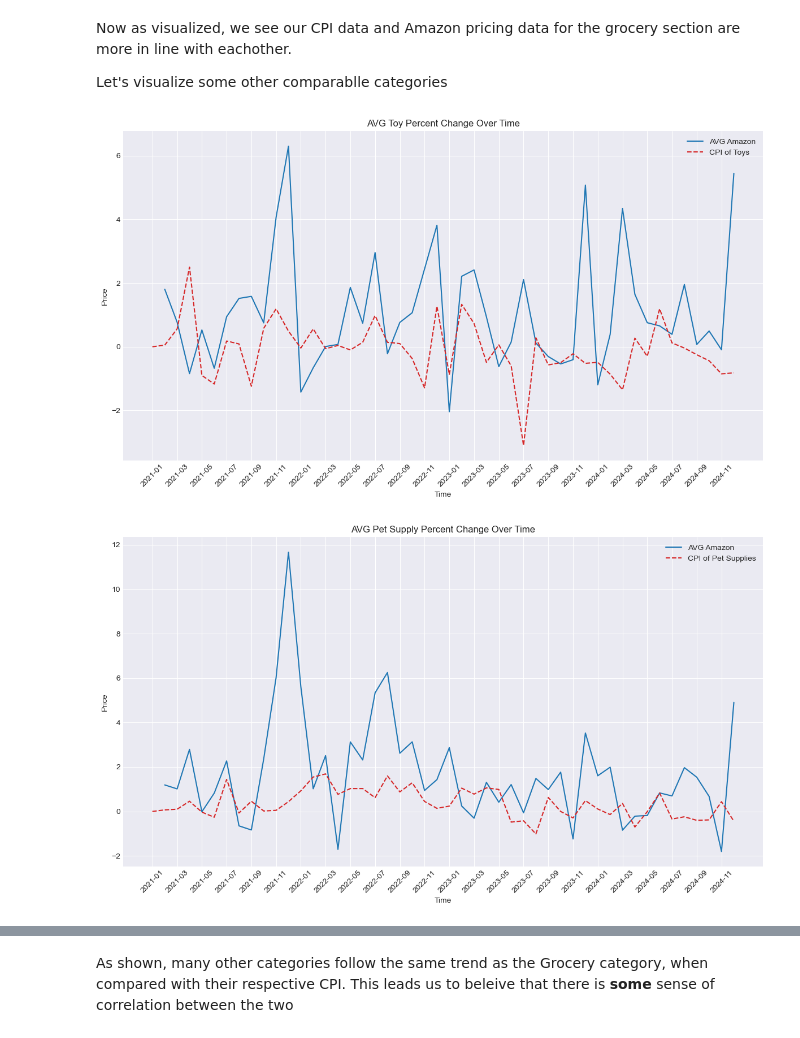
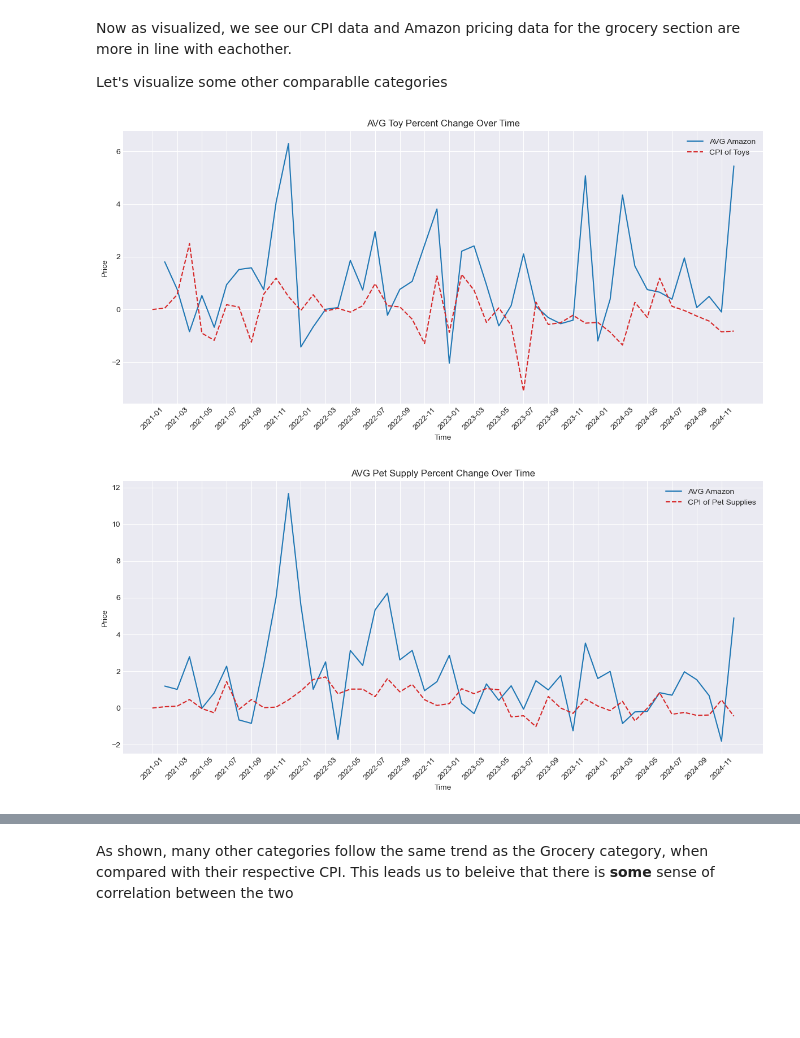
Before and after one commit to domwrm/Amazon-Pricing-Anlysis, a Jupyter notebook: EDACheckpoint_Group031_WI25.ipynb, the cells around one changed output, grey strips where cells are left out. Saved outputs shown, nothing was run; the diff lists cells and outputs as text; code cells hidden in the pictures; blank space fills up the shorter version.

```diff
--- a/EDACheckpoint_Group031_WI25.ipynb
+++ b/EDACheckpoint_Group031_WI25.ipynb
@@ -956,35 +959,35 @@ Let's visualize some other comparablle categories
 # %%
 
 #toys
 toy_avg = toys_perc_diff.mean(axis=0, skipna=True)
 
 toysCPI = toys_perc.iloc[0, :].astype(float)  # Convert to float
 
 # Create the plot
-plt.figure(figsize=(12, 7))
+plt.figure(figsize=(12, 6))
 
 # Plot Arizona prices (smooth line without markers)
 plt.plot(dates, toy_avg, linestyle="-", color="tab:blue", label="AVG Amazon")
 
 # Plot Grocery and Foods prices (smooth line without markers)
 plt.plot(dates, toysCPI, linestyle="--", color="tab:red", label="CPI of Toys")
 
 # Customize x-axis ticks (show only some dates)
 selected_dates = dates[::2]  # Show every 2nd date (e.g., Jan, Mar, May, etc.)
 plt.xticks(selected_dates, rotation=45)  # Rotate x-axis labels for better readability
 
 # Add labels and title
 plt.xlabel("Time")
 plt.ylabel("Price")
 plt.title("AVG Toy Percent Change Over Time")
 plt.legend()
 plt.grid(True)
 plt.tight_layout()
 
 # Show the plot
 plt.show()
 # %% [output]
-[figure, old version]
+[figure, new version]
 # %%
 #Pet Supplies
 pet_avg = pet_supplies_perc_diff.mean(axis=0, skipna=True)
@@ -992,7 +995,7 @@ pet_avg = pet_supplies_perc_diff.mean(axis=0, skipna=True)
 petCPI = pets_perc.iloc[0, :].astype(float)  # Convert to float
 
 # Create the plot
-plt.figure(figsize=(12, 7))
+plt.figure(figsize=(12, 6))
 
 # Plot Arizona prices (smooth line without markers)
 plt.plot(dates, pet_avg, linestyle="-", color="tab:blue", label="AVG Amazon")
@@ -1015,7 +1018,7 @@ plt.tight_layout()
 # Show the plot
 plt.show()
 # %% [output]
-[figure, old version]
+[figure, new version]
 # %%
 #Apparel
 apparel_avg = clothing_shoes_and_jewelry_perc_diff.mean(axis=0, skipna=True)
```
Also changed, not shown: parts of 10 cells of this notebook.
